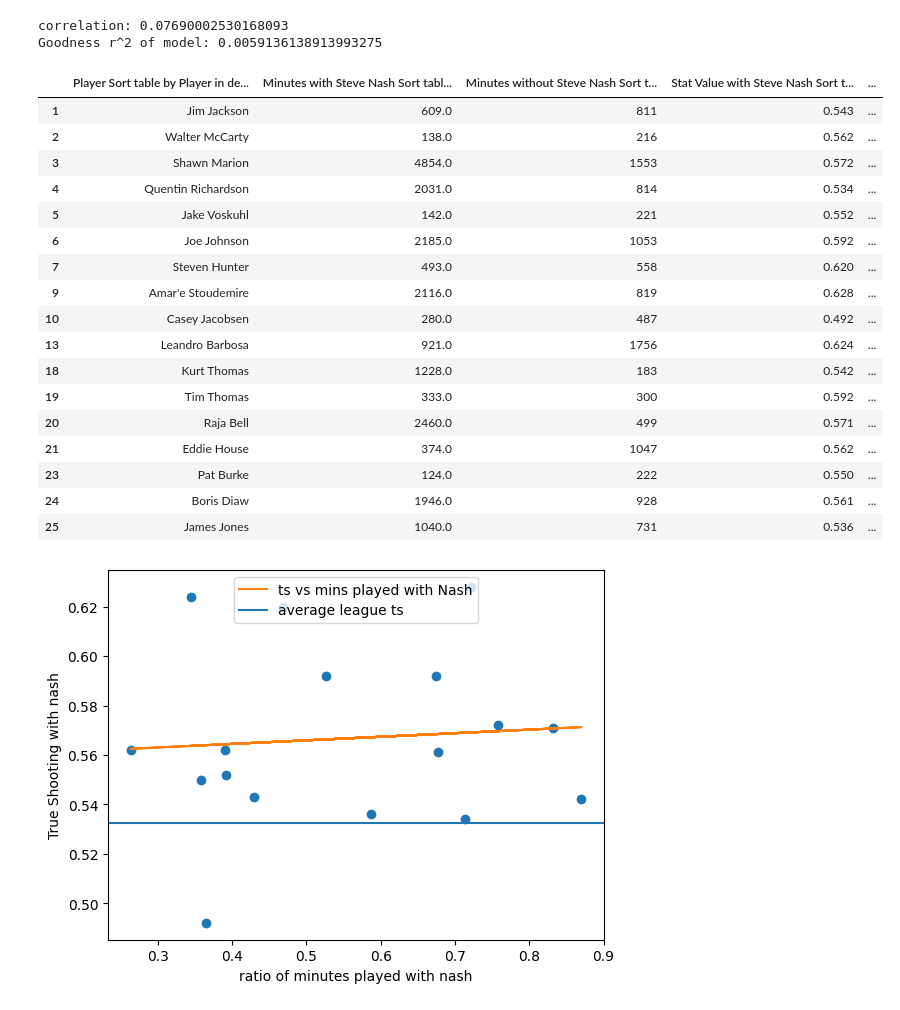
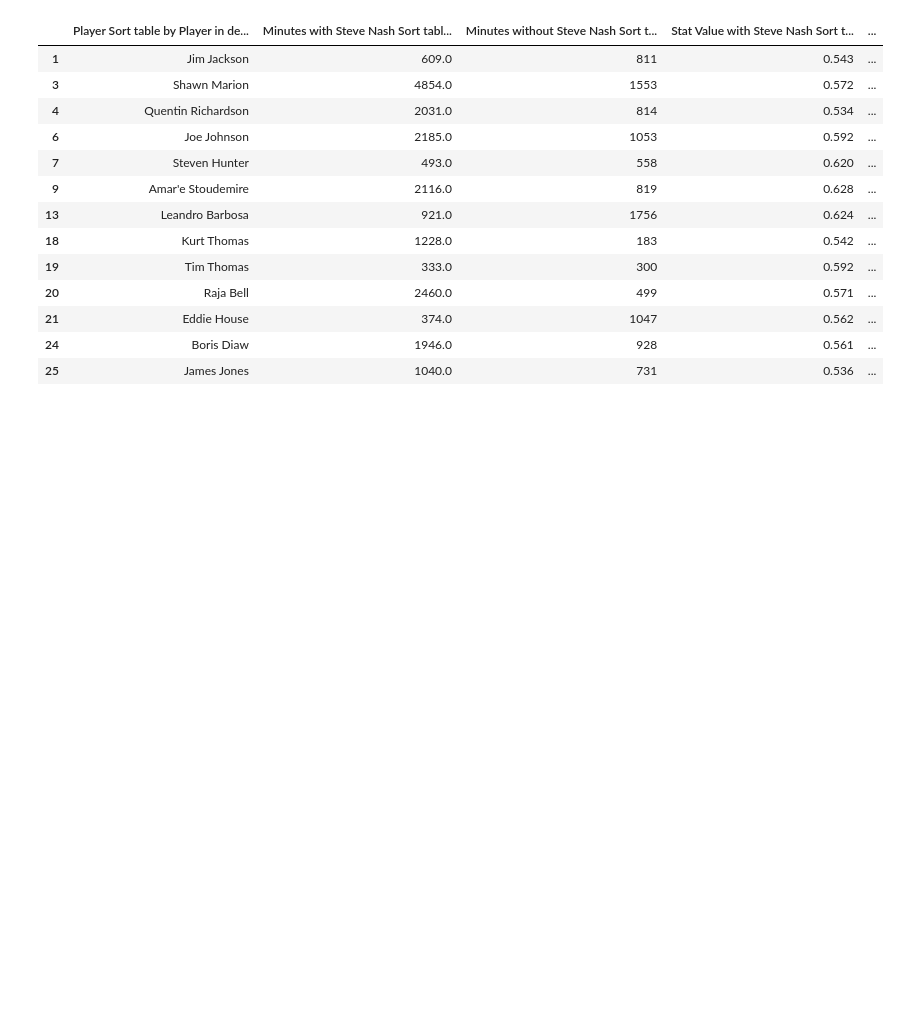
Before and after one commit to shin-fued/NASH_MVP, a Jupyter notebook: regress.ipynb, the cells around one changed output. Cells and saved outputs as stored; diff of their text form; code cells hidden in the pictures; blank space fills up the shorter version.

```diff
--- a/regress.ipynb
+++ b/regress.ipynb
@@ -5,61 +5,41 @@ import pandas as pd
 import matplotlib.pyplot as plt
 from IPython.display import Latex
 from sklearn.metrics import r2_score
+# %%
+def normalising_mins(m1, m2, wo): #Normalise the minutes data getting it as a ratio, then factor in how much
+    mins_ = pd.Series(zip(m1, m2))
+    min_ret = []
+    for m in mins_:
+        min_ret.append(m[wo]**2/((m[0]+m[1])*2*48*82))
+    return min_ret
 # %%
 data =pd.read_csv("Nash_TS.csv")
-data["Minutes with Steve Nash Sort table by Minutes with Steve Nash in descending order"] = data[data[["Minutes with Steve Nash Sort table by Minutes with Steve Nash in descending order"]] > 100]["Minutes with Steve Nash Sort table by Minutes with Steve Nash in descending order"]
+#filter out anyone who plays lss than 300 minutes with Steve Nash as that is purely noise
+data["Minutes with Steve Nash Sort table by Minutes with Steve Nash in descending order"] = data[data[["Minutes with Steve Nash Sort table by Minutes with Steve Nash in descending order"]] > 300]["Minutes with Steve Nash Sort table by Minutes with Steve Nash in descending order"]
 data = data.dropna()
+
 min1 = data["Minutes with Steve Nash Sort table by Minutes with Steve Nash in descending order"]
 min2 = data["Minutes without Steve Nash Sort table by Minutes without Steve Nash in descending order"]
-mins_ = pd.Series(zip(min1, min2))
-min_w = []
-for m in mins_:
-    min_w.append(m[0]/(m[0]+m[1]))
 
-min_o = []
-for m in mins_:
-    min_o.append(m[0]/(m[0]+m[1]))
+min_w = normalising_mins(min1, min2, 0)
+min_o = normalising_mins(min1, min2, 1)
 
 nash_pm = data["Stat Value with Steve Nash Sort table by Stat Value with Steve Nash in descending order"]
-plt.plot(min_w, nash_pm, 'o')
-plt.xlabel("ratio of minutes played with nash")
-plt.ylabel("True Shooting with nash")
-slope, intercept, r, p, std_err = stats.linregress(min_w, nash_pm)
-
-def f(x):
-  return slope * x + intercept
-
-mymodel = list(map(f, min_w))
-
-coefficient_of_dermination = r2_score(nash_pm, mymodel)
-
-plt.plot(min_w, mymodel, label="ts vs mins played with Nash")
-plt.axhline((0.536+0.529)/2, label="average league ts")
-plt.legend(loc='upper center')
-print("correlation:", r)
-print("Goodness r^2 of model:", coefficient_of_dermination)
 data
 # %% [output]
-correlation: 0.07690002530168093
-Goodness r^2 of model: 0.0059136138913993275
 |  | Player Sort table by Player in de... | Minutes with Steve Nash Sort tabl... | Minutes without Steve Nash Sort t... | Stat Value with Steve Nash Sort t... | ... |
 | 1 | Jim Jackson | 609.0 | 811 | 0.543 | ... |
-| 2 | Walter McCarty | 138.0 | 216 | 0.562 | ... |
 | 3 | Shawn Marion | 4854.0 | 1553 | 0.572 | ... |
 | 4 | Quentin Richardson | 2031.0 | 814 | 0.534 | ... |
-| 5 | Jake Voskuhl | 142.0 | 221 | 0.552 | ... |
 | 6 | Joe Johnson | 2185.0 | 1053 | 0.592 | ... |
 | 7 | Steven Hunter | 493.0 | 558 | 0.620 | ... |
 | 9 | Amar'e Stoudemire | 2116.0 | 819 | 0.628 | ... |
-| 10 | Casey Jacobsen | 280.0 | 487 | 0.492 | ... |
 | 13 | Leandro Barbosa | 921.0 | 1756 | 0.624 | ... |
 | 18 | Kurt Thomas | 1228.0 | 183 | 0.542 | ... |
 | 19 | Tim Thomas | 333.0 | 300 | 0.592 | ... |
 | 20 | Raja Bell | 2460.0 | 499 | 0.571 | ... |
 | 21 | Eddie House | 374.0 | 1047 | 0.562 | ... |
-| 23 | Pat Burke | 124.0 | 222 | 0.550 | ... |
 | 24 | Boris Diaw | 1946.0 | 928 | 0.561 | ... |
 | 25 | James Jones | 1040.0 | 731 | 0.536 | ... |
-[figure, removed]
 # %%
 nash_dif = data["Difference Sort table by Difference in descending order"]
```
Also changed, not shown: parts of 5 cells of this notebook, 5 other files.
